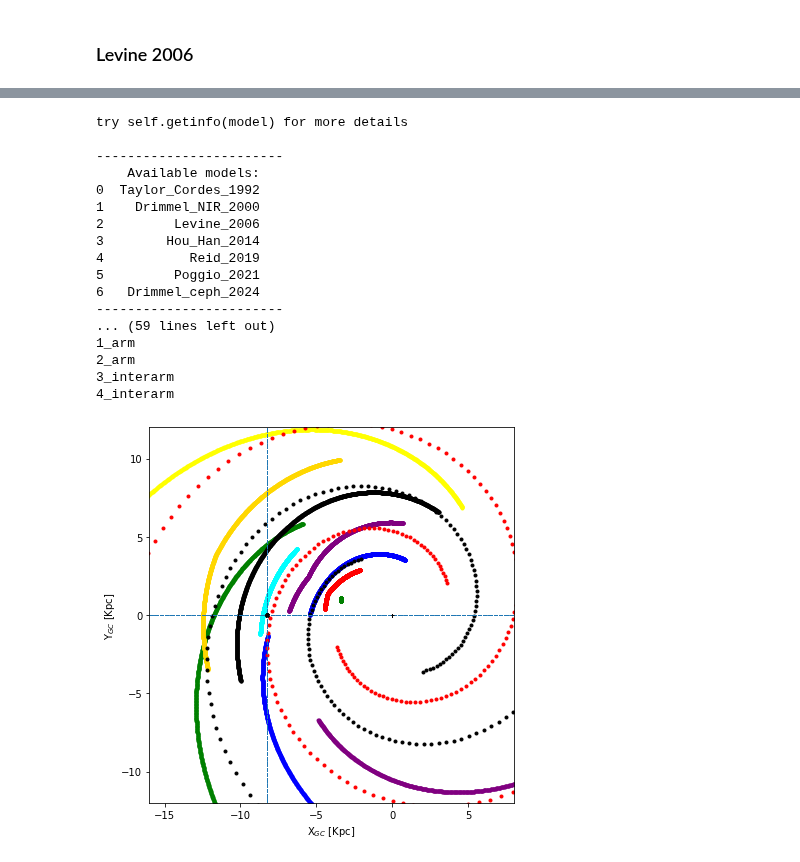
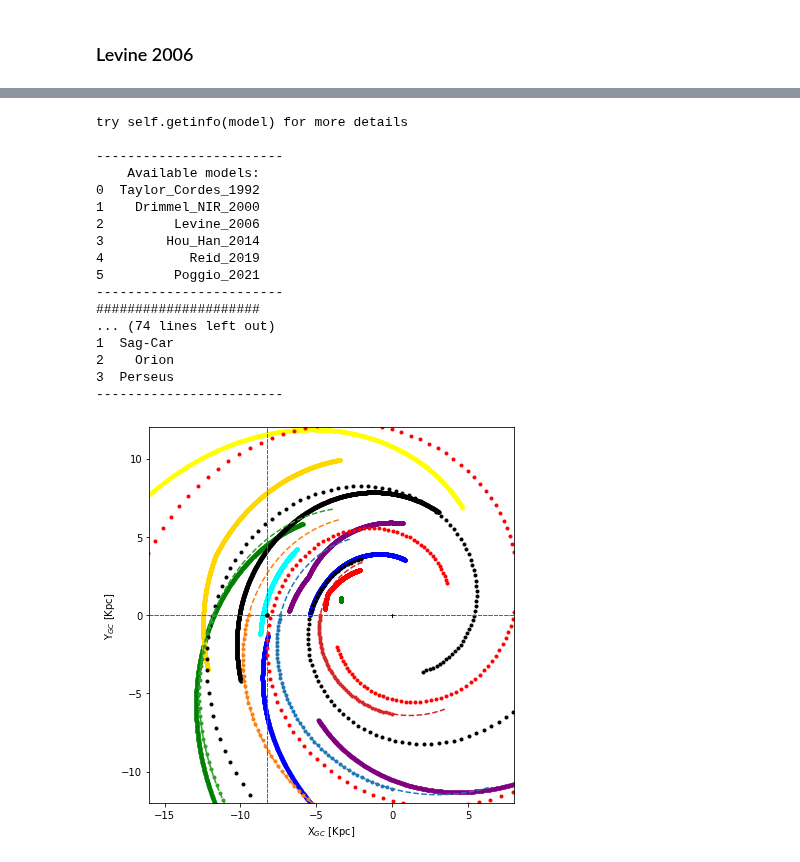
Before and after one commit to Abhaypru/SpiralMap, a Jupyter notebook: plotspirals_demo.ipynb, the cells around one changed output, grey strips where cells are left out. Saved outputs shown, nothing was run; the diff lists cells and outputs as text; code cells hidden in the pictures.

```diff
--- a/plotspirals_demo.ipynb
+++ b/plotspirals_demo.ipynb
@@ -122,31 +121,31 @@ try self.getinfo(model) for more details
 # %%
 plotattrs = {'plot':True,'coordsys':'GC','markersize':5,'markSunGC':True,'xmin':-16,'xmax':8,'ymin':-12,'ymax':12}
-models = ['Levine_2006', 'Reid_2019','Drimmel_NIR_2000']
+models = ['Levine_2006', 'Reid_2019','Drimmel_NIR_2000','Drimmel_ceph_2024']
 plt.close('all')
 plt.figure(figsize=(6,6))
 for use_model in models:
 
 	spirals = sp.main_()
 	spirals.getinfo(model=use_model)
 	spirals.readout(plotattrs,model=use_model,arm='all')
 
 plt.tight_layout()
 # %% [output]
 try self.getinfo(model) for more details
 
 ------------------------
     Available models:
 0  Taylor_Cordes_1992
 1    Drimmel_NIR_2000
 2         Levine_2006
 3        Hou_Han_2014
 4           Reid_2019
 5         Poggio_2021
-6   Drimmel_ceph_2024
 ------------------------
-... (59 lines left out)
-1_arm
-2_arm
-3_interarm
-4_interarm
+#####################
+... (74 lines left out)
+1  Sag-Car
+2    Orion
+3  Perseus
+------------------------
-[figure, old version]
+[figure, new version]
```
Also changed, not shown: parts of 3 cells of this notebook.
